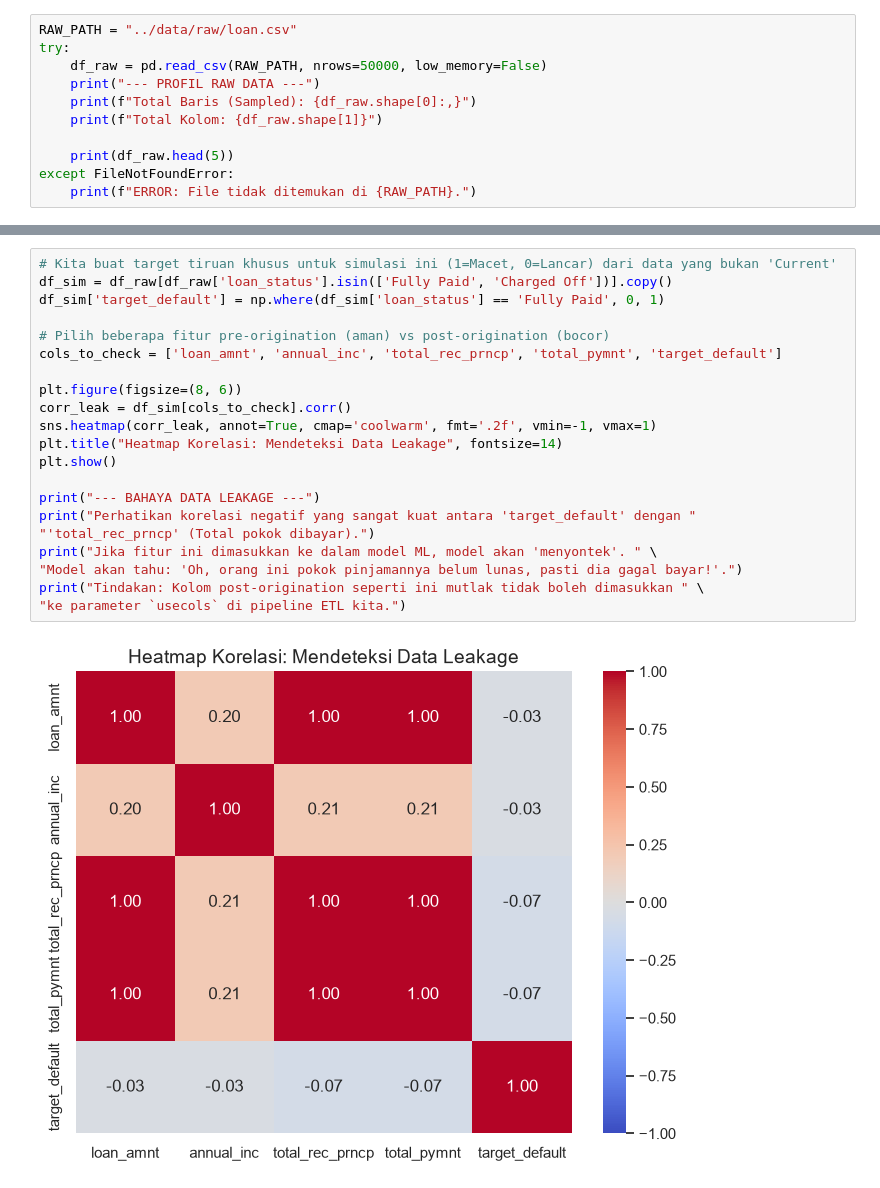
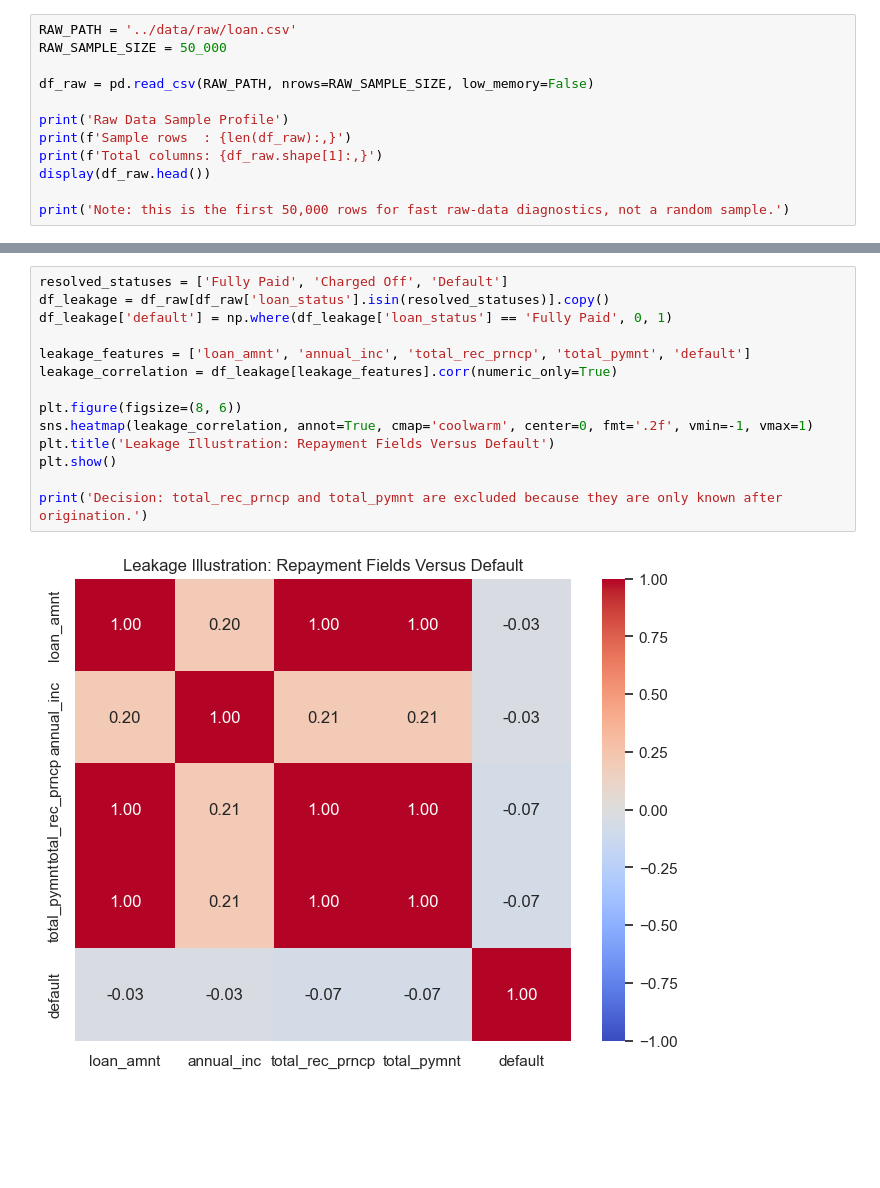
Before and after one commit to axelsanjiro/Credit-Scoring-and-Risk-Analytics, a Jupyter notebook: notebooks/eda_analysis.ipynb, the cells around one changed output, grey strips where cells are left out. Drawn from its saved outputs; the diff is of its cells as text; blank space fills up the shorter version.

```diff
--- a/notebooks/eda_analysis.ipynb
+++ b/notebooks/eda_analysis.ipynb
@@ -10,13 +8,14 @@ sns.set_theme(style="whitegrid")
 plt.rcParams['figure.figsize'] = (10, 6)
 # %%
-RAW_PATH = "../data/raw/loan.csv"
-try:
-    df_raw = pd.read_csv(RAW_PATH, nrows=50000, low_memory=False)
-    print("--- PROFIL RAW DATA ---")
-    print(f"Total Baris (Sampled): {df_raw.shape[0]:,}")
-    print(f"Total Kolom: {df_raw.shape[1]}")
+RAW_PATH = '../data/raw/loan.csv'
+RAW_SAMPLE_SIZE = 50_000
 
-    print(df_raw.head(5))
-except FileNotFoundError:
-    print(f"ERROR: File tidak ditemukan di {RAW_PATH}.")
+df_raw = pd.read_csv(RAW_PATH, nrows=RAW_SAMPLE_SIZE, low_memory=False)
+
+print('Raw Data Sample Profile')
+print(f'Sample rows  : {len(df_raw):,}')
+print(f'Total columns: {df_raw.shape[1]:,}')
+display(df_raw.head())
+
+print('Note: this is the first 50,000 rows for fast raw-data diagnostics, not a random sample.')
 # %% [output]
@@ -129,23 +133,16 @@ sekarang kita lihat korelasinya dengan status gagal bayar (jika kita paksakan ma
 # %%
-# Kita buat target tiruan khusus untuk simulasi ini (1=Macet, 0=Lancar) dari data yang bukan 'Current'
-df_sim = df_raw[df_raw['loan_status'].isin(['Fully Paid', 'Charged Off'])].copy()
-df_sim['target_default'] = np.where(df_sim['loan_status'] == 'Fully Paid', 0, 1)
+resolved_statuses = ['Fully Paid', 'Charged Off', 'Default']
+df_leakage = df_raw[df_raw['loan_status'].isin(resolved_statuses)].copy()
+df_leakage['default'] = np.where(df_leakage['loan_status'] == 'Fully Paid', 0, 1)
 
-# Pilih beberapa fitur pre-origination (aman) vs post-origination (bocor)
-cols_to_check = ['loan_amnt', 'annual_inc', 'total_rec_prncp', 'total_pymnt', 'target_default']
+leakage_features = ['loan_amnt', 'annual_inc', 'total_rec_prncp', 'total_pymnt', 'default']
+leakage_correlation = df_leakage[leakage_features].corr(numeric_only=True)
 
 plt.figure(figsize=(8, 6))
-corr_leak = df_sim[cols_to_check].corr()
-sns.heatmap(corr_leak, annot=True, cmap='coolwarm', fmt='.2f', vmin=-1, vmax=1)
-plt.title("Heatmap Korelasi: Mendeteksi Data Leakage", fontsize=14)
+sns.heatmap(leakage_correlation, annot=True, cmap='coolwarm', center=0, fmt='.2f', vmin=-1, vmax=1)
+plt.title('Leakage Illustration: Repayment Fields Versus Default')
 plt.show()
 
-print("--- BAHAYA DATA LEAKAGE ---")
-print("Perhatikan korelasi negatif yang sangat kuat antara 'target_default' dengan "
-"'total_rec_prncp' (Total pokok dibayar).")
-print("Jika fitur ini dimasukkan ke dalam model ML, model akan 'menyontek'. " \
-"Model akan tahu: 'Oh, orang ini pokok pinjamannya belum lunas, pasti dia gagal bayar!'.")
-print("Tindakan: Kolom post-origination seperti ini mutlak tidak boleh dimasukkan " \
-"ke parameter `usecols` di pipeline ETL kita.")
+print('Decision: total_rec_prncp and total_pymnt are excluded because they are only known after origination.')
 # %% [output]
-[figure, old version]
+[figure, new version]
```
Also changed, not shown: parts of 23 cells of this notebook, 1 other file.
